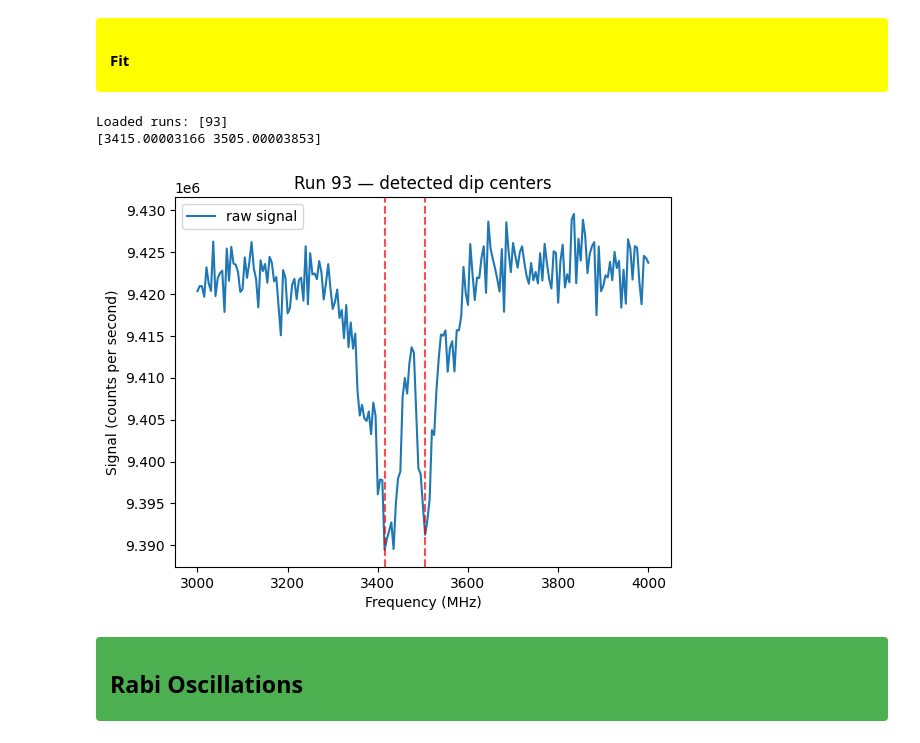
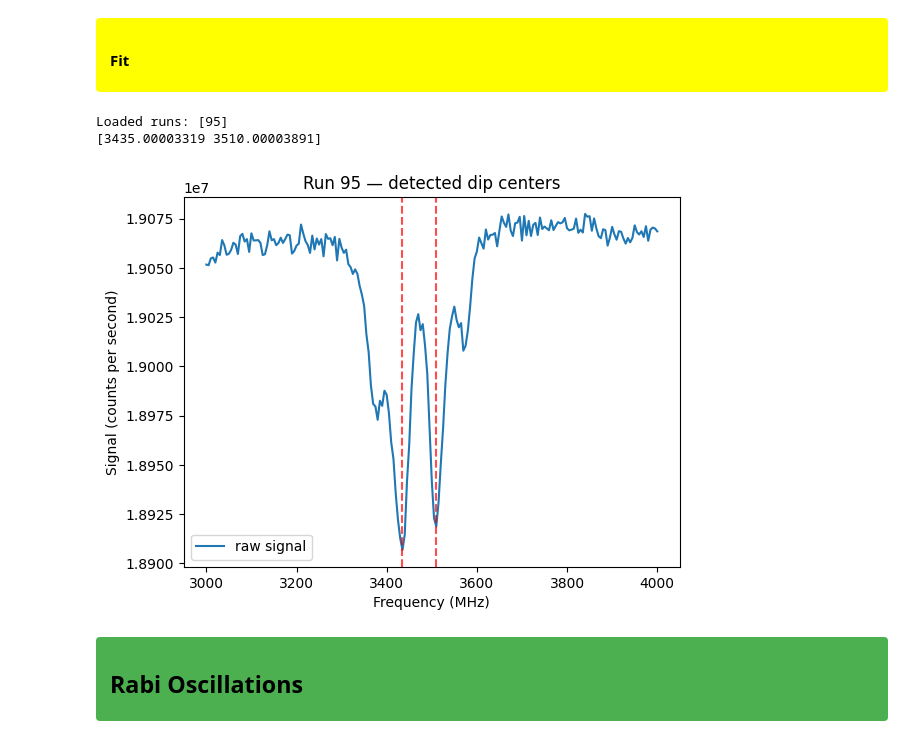
Before and after one commit to jeree-m/qick-dawg, a Jupyter notebook: jupyter_notebooks/ODMR_Rabi_T1.ipynb, the cells around one changed output. Cells and saved outputs as stored; diff of their text form; code cells hidden in the pictures.

```diff
--- a/jupyter_notebooks/ODMR_Rabi_T1.ipynb
+++ b/jupyter_notebooks/ODMR_Rabi_T1.ipynb
@@ -187,9 +187,9 @@ Estimated runtime: 14.4 min
 config = copy(default_config)
 
 # ---- Experimental Parameters (knobs) ----
-laser_power = 70       # LP
+laser_power = 50       # LP
 mw_gain =4000 # MW gain
-reps = 10000
+reps = 1000
 relax_delay_treg = 500
 sweep_start_fGHz = 3
 sweep_stop_fGHz = 4
@@ -623,37 +620,37 @@ def plot_normalized_fits(runs, run_numbers, ax=None, freq_ranges=None):
 </div>
 # %%
 filepaths = [
-    r"Z:\*Data\DefectMsmts\Data\Albania\ODMR\20260929093540_093*"
+    r"Z:\*Data\DefectMsmts\Data\Albania\ODMR\20260929133028_095*"
 ]
 
 runs = {}
 
 for filepath in filepaths:
     run_folder = Path(glob.glob(filepath)[0])
     run_number = int(run_folder.name.split("_")[-1])
     runs[run_number] = load_run(run_folder)
 
 print(f"Loaded runs: {list(runs.keys())}")
 
-run_num = 93
+run_num = 95
 centers = find_dip_centers(runs[run_num], n_peaks=2, freq_range=(3000, 4000))
 print(centers)
 
 fig, ax = plt.subplots()
 ax.plot(runs[run_num]["frequencies"], runs[run_num]["signal"], label="raw signal")
 
 for c in centers:
     ax.axvline(c, color="red", linestyle="--", alpha=0.7)
 
 ax.set_xlabel("Frequency (MHz)")
 ax.set_ylabel("Signal (counts per second)")
 ax.set_title(f"Run {run_num} — detected dip centers")
 ax.legend()
 plt.show()
 # %% [output]
-Loaded runs: [93]
-[3415.00003166 3505.00003853]
+Loaded runs: [95]
+[3435.00003319 3510.00003891]
-[figure, old version]
+[figure, new version]
 # %% [markdown]
 
 <div style="background-color:#4CAF50; padding:8px 14px; border-radius:4px;">
```
Also changed, not shown: parts of 12 cells of this notebook.
